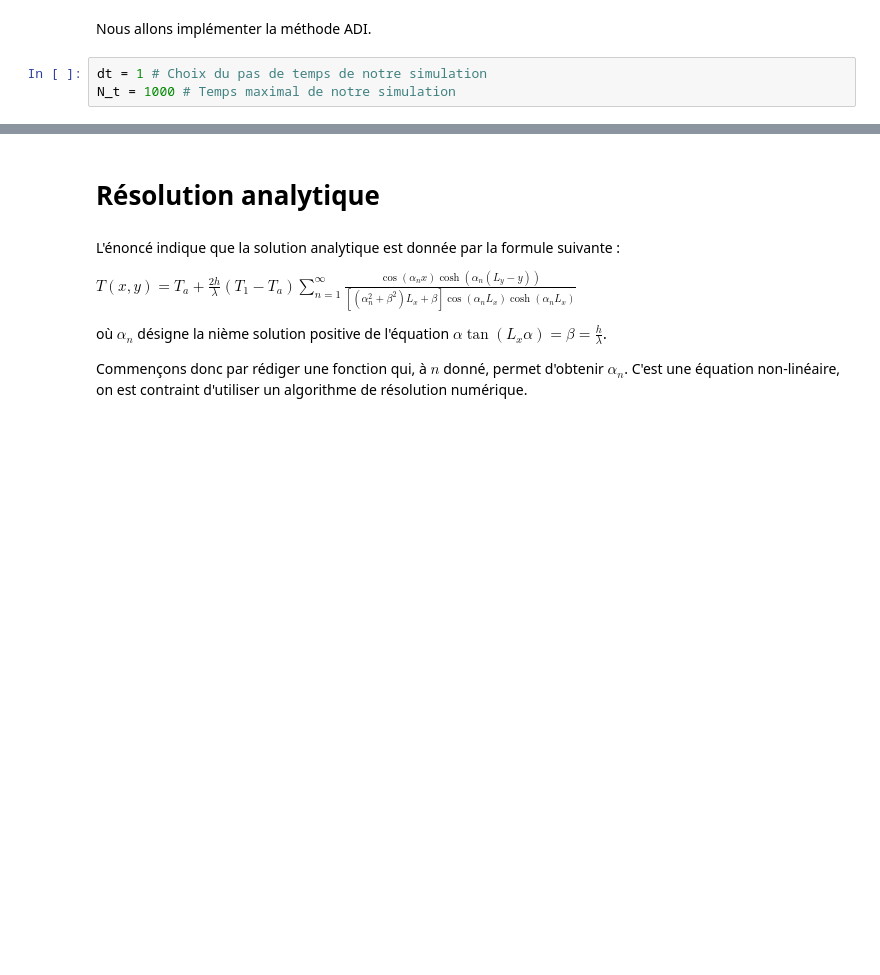
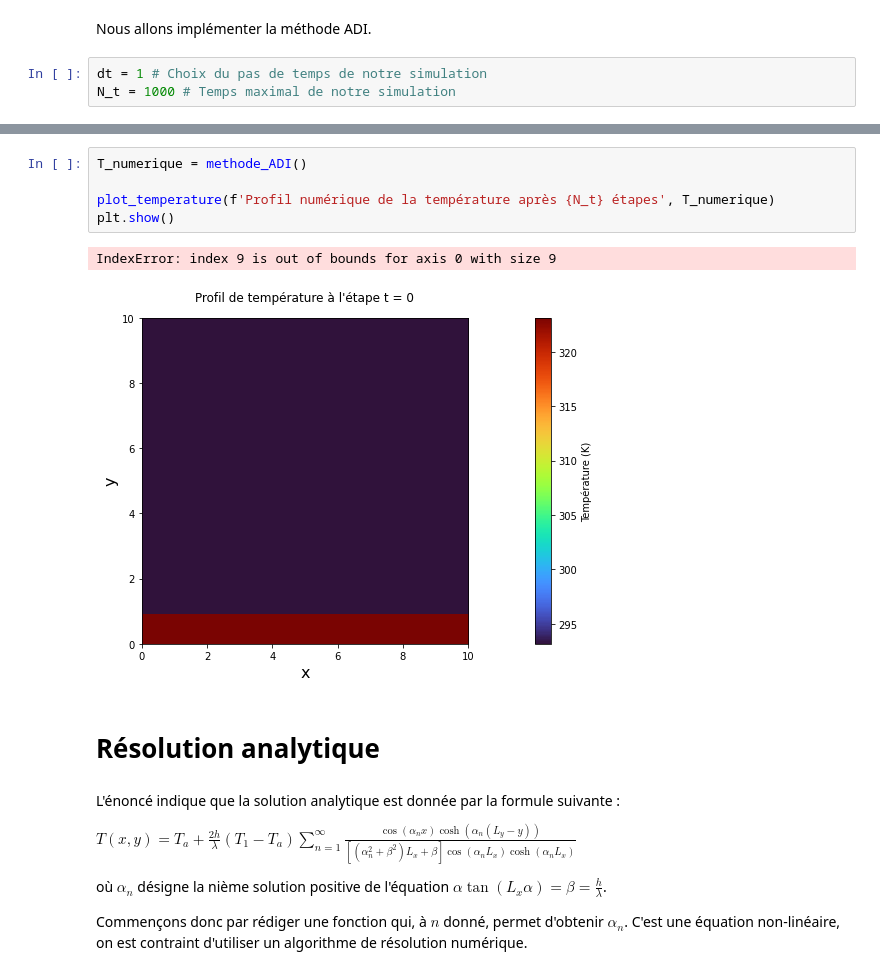
Before and after one commit to mboissiere/methodes-numeriques, a Jupyter notebook: da_capo.ipynb, the cells around one changed output, grey strips where cells are left out. Cells and saved outputs as stored; diff of their text form; blank space fills up the shorter version.

```diff
--- a/da_capo.ipynb
+++ b/da_capo.ipynb
@@ -135,3 +286,11 @@ Nombre de Fourier selon y: 0.01163
+# %%
+T_numerique = methode_ADI()
+
+plot_temperature(f'Profil numérique de la température après {N_t} étapes', T_numerique)
+plt.show()
+# %% [output]
+IndexError: index 9 is out of bounds for axis 0 with size 9
+[figure, added]
 # %% [markdown]
 # Résolution analytique
 # %% [markdown]
```
Also changed, not shown: parts of 17 cells of this notebook.
